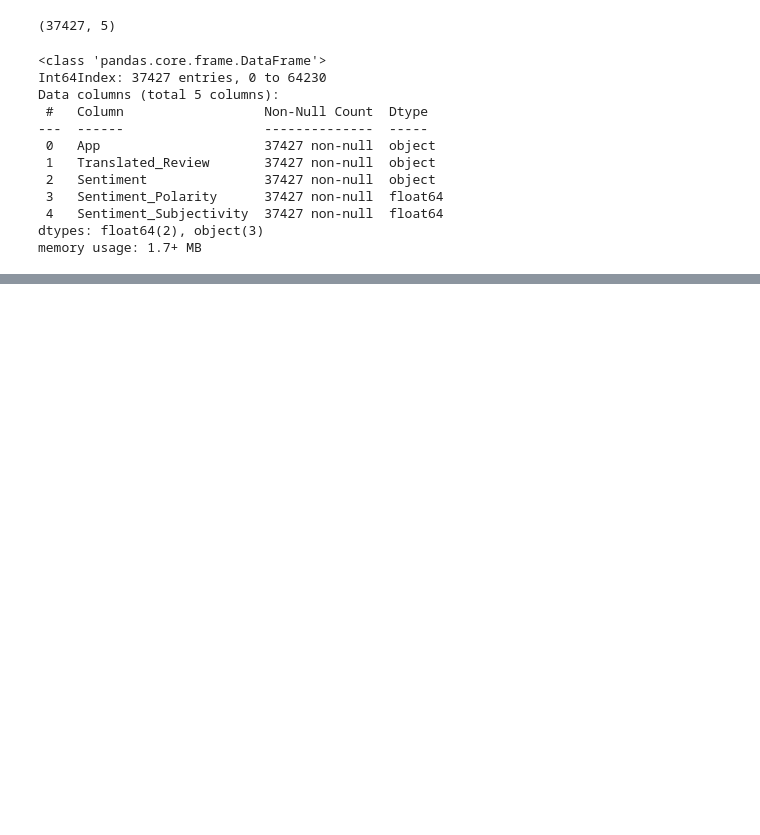
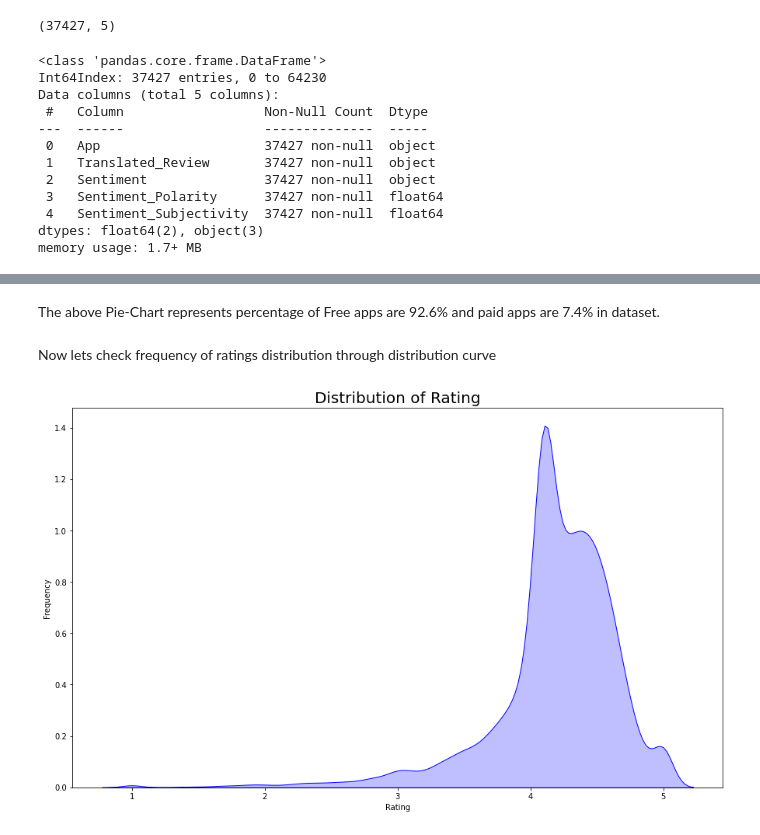
Before and after one commit to Utsav01111/Playstore_app_review_analysis, a Jupyter notebook: Utsav_Ponda_Playstore_App_review_Analysis.ipynb, the cells around one changed output, grey strips where cells are left out. Cells and saved outputs as stored; diff of their text form; code cells hidden in the pictures; blank space fills up the shorter version.

```diff
--- a/Utsav_Ponda_Playstore_App_review_Analysis.ipynb
+++ b/Utsav_Ponda_Playstore_App_review_Analysis.ipynb
@@ -397,0 +411,13 @@ memory usage: 1.7+ MB
+# %% [markdown]
+The above Pie-Chart represents percentage of Free apps are 92.6% and paid apps are 7.4% in dataset.
+# %% [markdown]
+Now lets check frequency of ratings distribution through distribution curve
+# %%
+#code here
+plt.figure(figsize=(15,9))
+plt.xlabel("Rating")
+plt.ylabel("Frequency")
+graph = sns.kdeplot(df_playstore.Rating, color="Blue", shade = True)
+plt.title('Distribution of Rating',size = 20);
+# %% [output]
+[figure, added]
```
Also changed, not shown: parts of 13 cells of this notebook.
